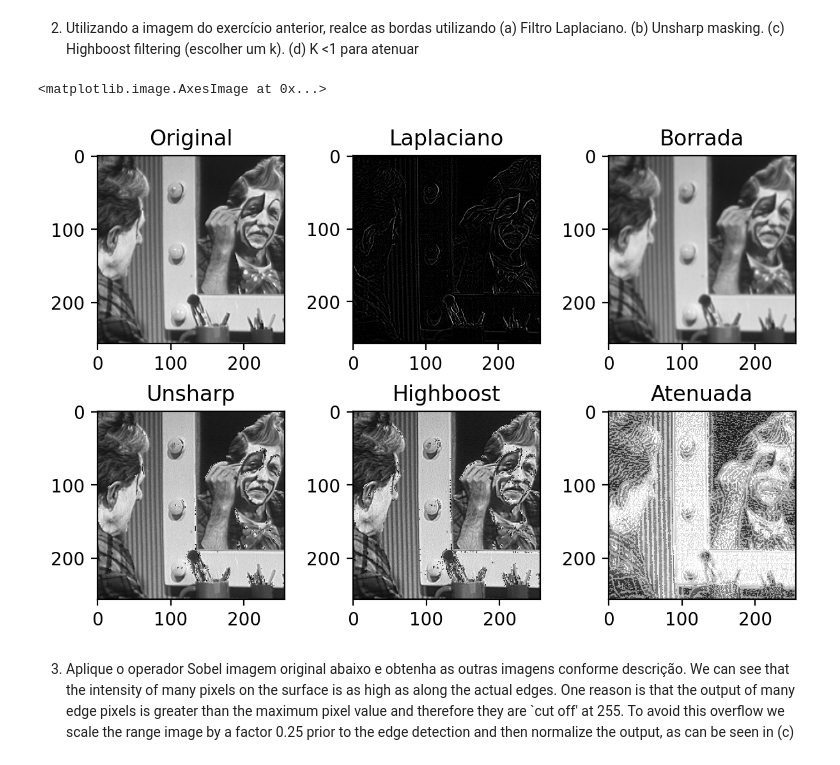
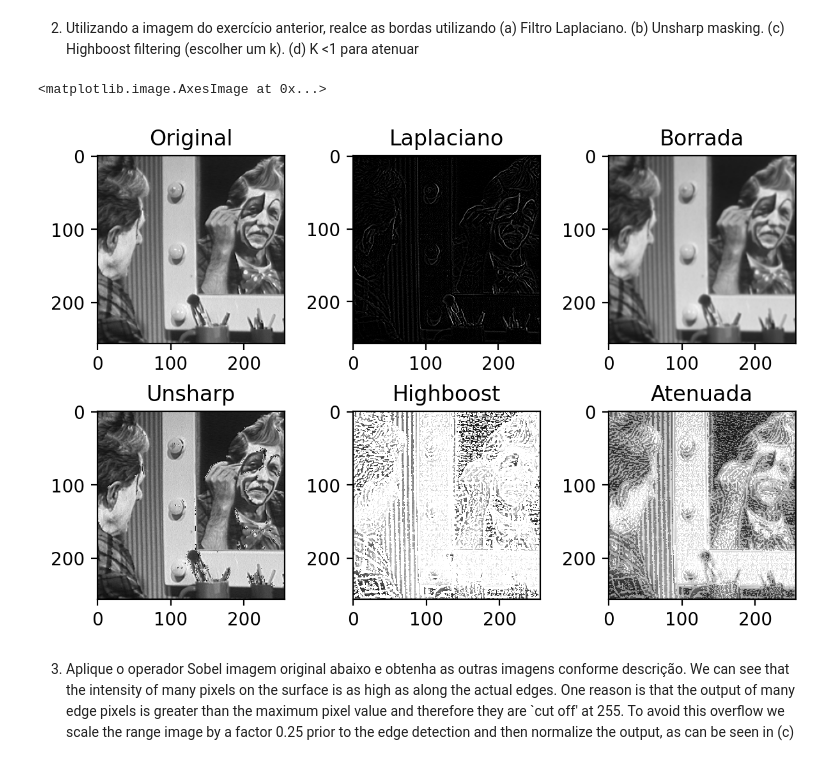
Before and after one commit to JhonnyBn/labs-pdi-pgc111-labs-2023-02, a Jupyter notebook: Lab05 - High pass filtering/Lab05.ipynb, the cells around one changed output. Drawn from its saved outputs; the diff is of its cells as text; code cells hidden in the pictures.

```diff
--- a/Lab05 - High pass filtering/Lab05.ipynb
+++ b/Lab05 - High pass filtering/Lab05.ipynb
@@ -46,35 +46,35 @@ import numpy as np
 from scipy.signal import convolve2d
 
 plt.rcParams['figure.dpi'] = 200
 
 img = cv2.imread("cln1.png", cv2.IMREAD_GRAYSCALE)
 
 hl = np.array([[0,1,0],[1,-4,1],[0,1,0]])
 img_laplaciano = convolve2d(img, hl)
 
 img_borrada = cv2.GaussianBlur(img, (5,5), 1)
 mascara = img - img_borrada
 
 unsharp_masking = img + 1*mascara
-highboost_filtering = img + 2*mascara
+highboost_filtering = img + 4.5*mascara
 img_atenuada = img + 0.5*mascara
 
 fig, axes = plt.subplots(2,3, layout="constrained")
 axes[0,0].set_title("Original")
 axes[0,0].imshow(img, cmap='gray', vmin=0, vmax=255)
 axes[0,1].set_title("Laplaciano")
 axes[0,1].imshow(img_laplaciano, cmap='gray', vmin=0, vmax=255)
 axes[0,2].set_title("Borrada")
 axes[0,2].imshow(img_borrada, cmap='gray', vmin=0, vmax=255)
 axes[1,0].set_title("Unsharp")
 axes[1,0].imshow(unsharp_masking, cmap='gray', vmin=0, vmax=255)
 axes[1,1].set_title("Highboost")
 axes[1,1].imshow(highboost_filtering, cmap='gray', vmin=0, vmax=255)
 axes[1,2].set_title("Atenuada")
 axes[1,2].imshow(img_atenuada, cmap='gray', vmin=0, vmax=255)
 # %% [output]
 <matplotlib.image.AxesImage at 0x...>
-[figure, old version]
+[figure, new version]
 # %% [markdown]
 3) Aplique o operador Sobel imagem original abaixo e obtenha as outras imagens conforme descrição. We can see that the intensity of many pixels on the surface is as high as along the actual edges. One reason is that the output of many edge pixels is greater than the maximum pixel value and therefore they are `cut off' at 255. To avoid this overflow we scale the range image by a factor 0.25 prior to the edge detection and then normalize the output, as can be seen in (c)
 # %%
```
Also changed, not shown: parts of 3 cells of this notebook, 1 other file.
